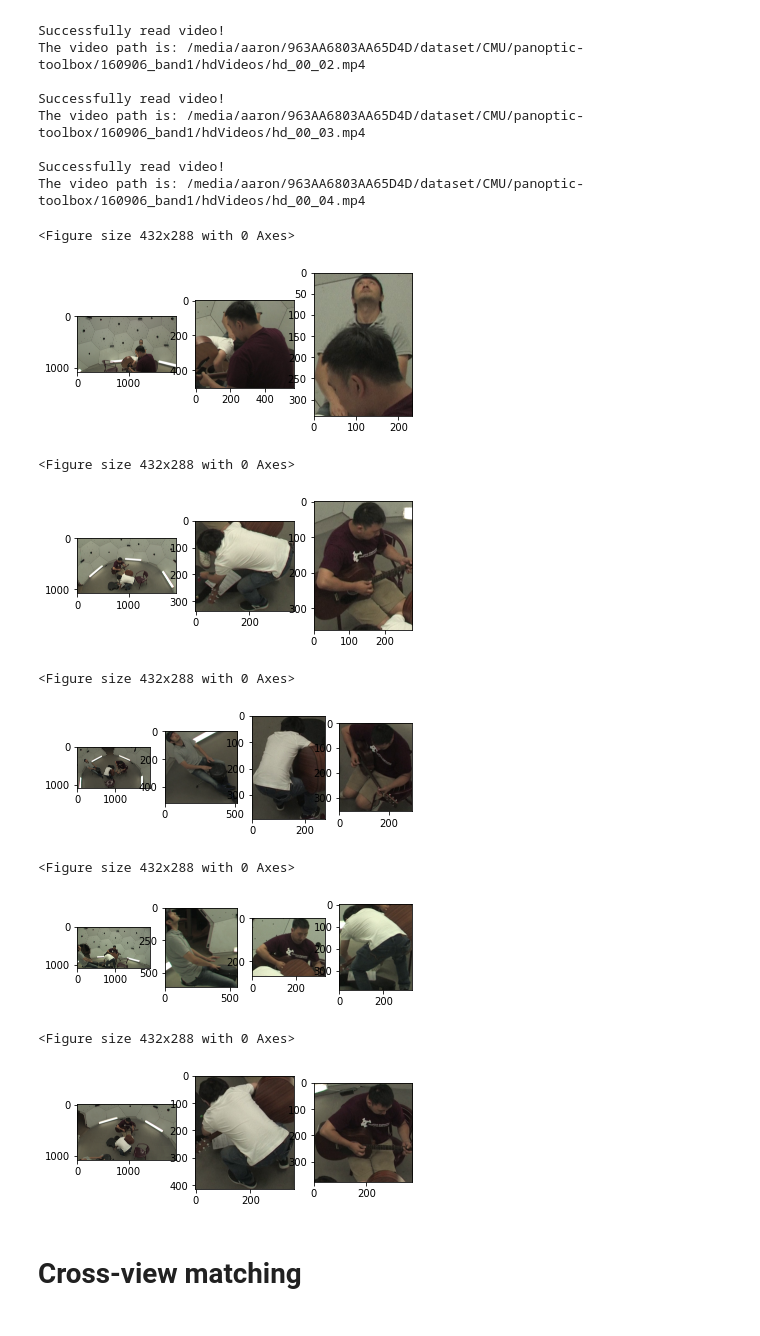
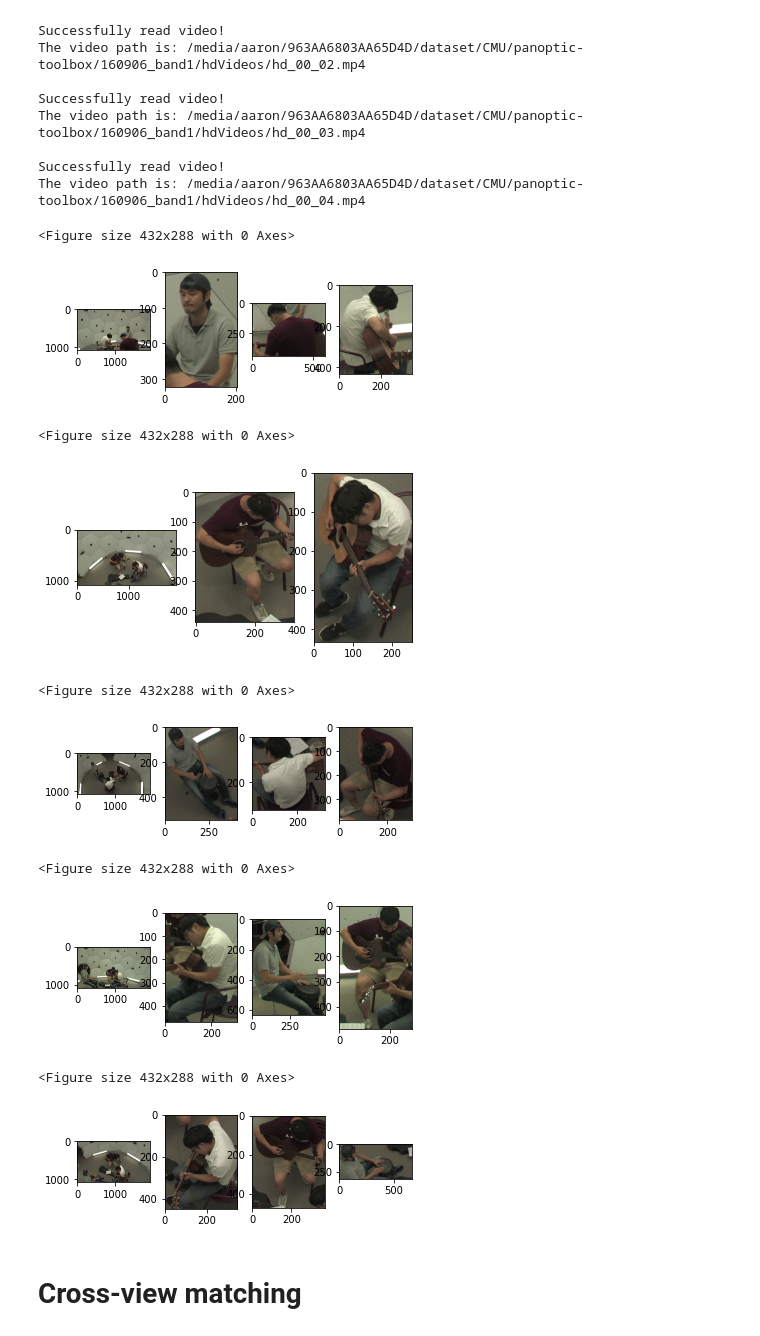
Before and after one commit to andy1213aa/anti_masking, a Jupyter notebook: mvpose.ipynb, the cells around one changed output. Saved outputs shown, nothing was run; the diff lists cells and outputs as text; code cells hidden in the pictures.

```diff
--- a/mvpose.ipynb
+++ b/mvpose.ipynb
@@ -330,27 +330,27 @@ for v in CMU_video_list:
 # %%
 %matplotlib inline
 for v in range(len(CMU_video_list)):
-    select_frame = 300
+    select_frame = 1500
     select_camera = v
     CMU_video_list[select_camera].now_frame_num = select_frame
 
     result = model(CMU_video_list[select_camera].now_frame)
 
     frame, kpt2D = HRNet(CMU_video_list[select_camera].now_frame, result)
     CMU_video_list[select_camera].crop_bbox(kpt2D)
 
     CMU_video_list[select_camera].show_crop_image(select_frame)
 # %% [output]
 <Figure size 432x288 with 0 Axes>
-[figure, old version]
+[figure, new version]
 <Figure size 432x288 with 0 Axes>
-[figure, old version]
+[figure, new version]
 <Figure size 432x288 with 0 Axes>
-[figure, old version]
+[figure, new version]
 <Figure size 432x288 with 0 Axes>
-[figure, old version]
+[figure, new version]
 <Figure size 432x288 with 0 Axes>
-[figure, old version]
+[figure, new version]
 # %% [markdown]
 # Cross-view matching
 # %% [markdown]
```
Also changed, not shown: parts of 40 cells of this notebook, 1 other file.
